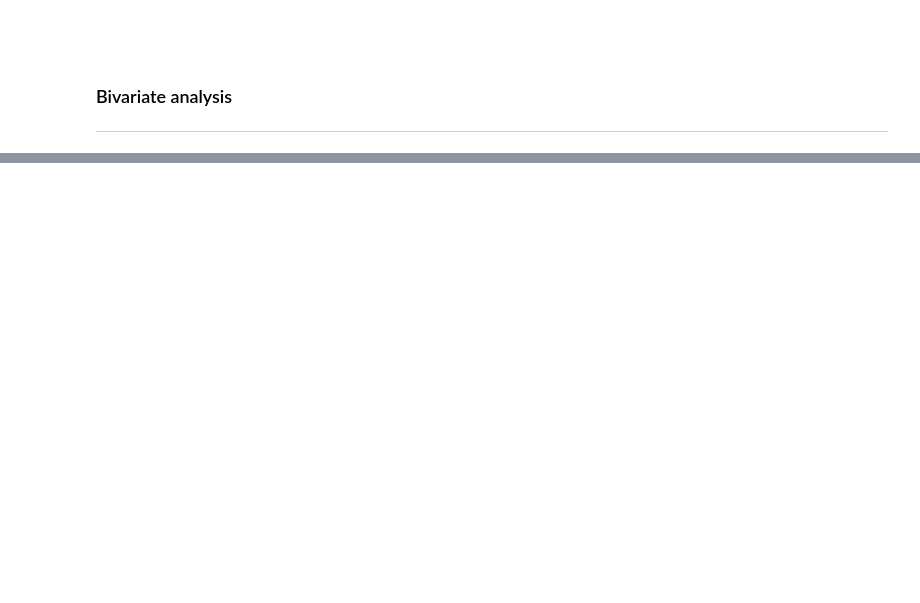
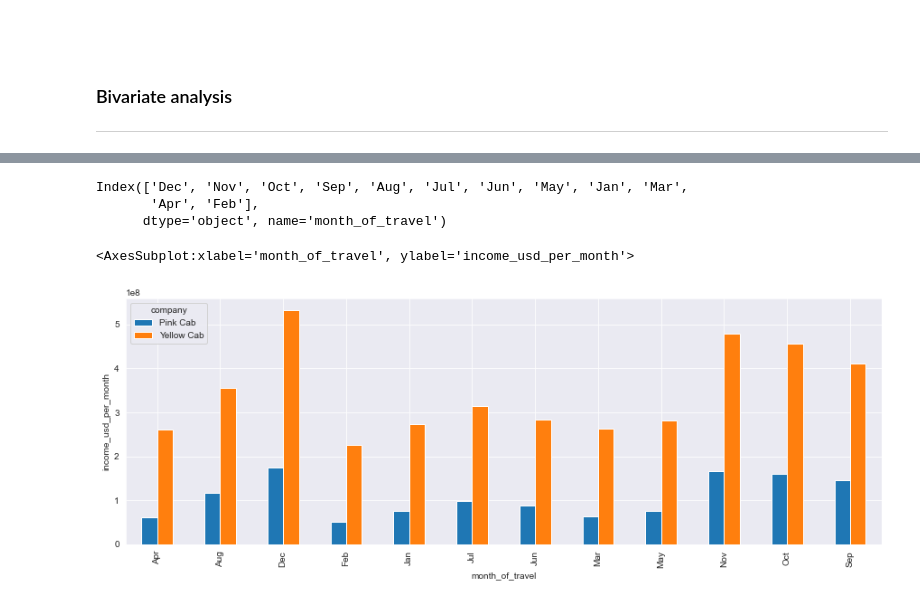
Before and after one commit to SheereenHamza/Data-Glacier, a Jupyter notebook: Week 2/G2M insight for Cab Investment firm.ipynb, the cells around one changed output, grey strips where cells are left out. Saved outputs shown, nothing was run; the diff lists cells and outputs as text; code cells hidden in the pictures; blank space fills up the shorter version.

```diff
--- a/Week 2/G2M insight for Cab Investment firm.ipynb
+++ b/Week 2/G2M insight for Cab Investment firm.ipynb
@@ -1395,0 +1405,3 @@ for i, col in enumerate(numeric_cols):
+# %%
+df = master_df.pivot_table(index='company', columns='month_of_travel', values='income_usd_per_month', aggfunc='sum')
+df
@@ -1395,0 +1413,12 @@ for i, col in enumerate(numeric_cols):
+# %%
+order_of_values = df.sum().sort_values(ascending=False).index
+order_of_values
+# %% [output]
+Index(['Dec', 'Nov', 'Oct', 'Sep', 'Aug', 'Jul', 'Jun', 'May', 'Jan', 'Mar',
+       'Apr', 'Feb'],
+      dtype='object', name='month_of_travel')
+# %%
+df.T.plot(kind='bar', ylabel='income_usd_per_month', figsize=(15,5))
+# %% [output]
+<AxesSubplot:xlabel='month_of_travel', ylabel='income_usd_per_month'>
+[figure, added]
```
Also changed, not shown: parts of 25 cells of this notebook.
